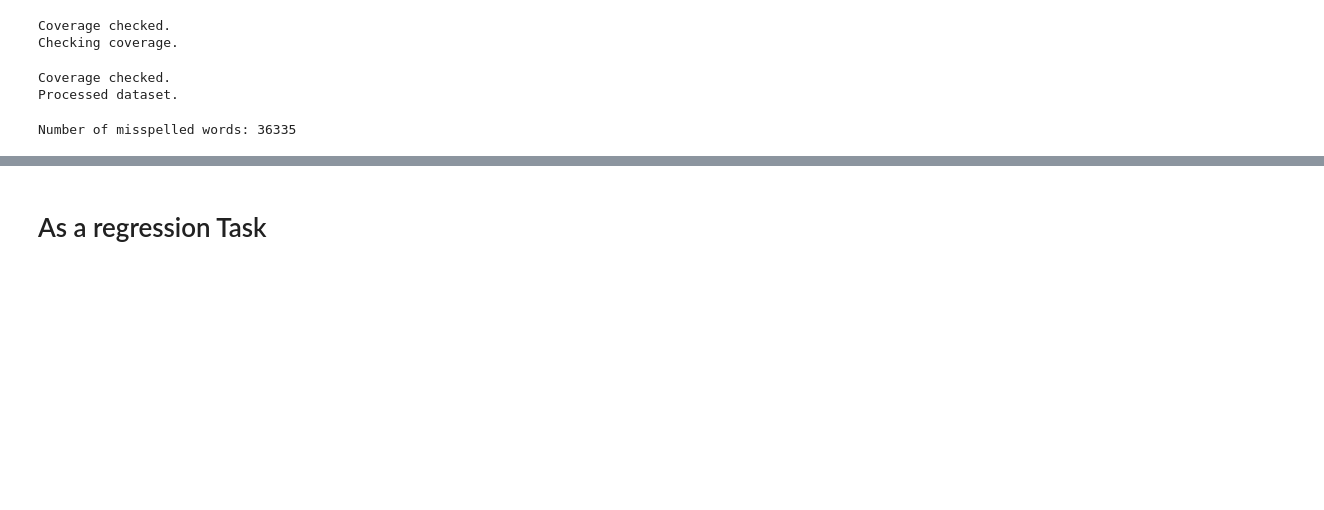
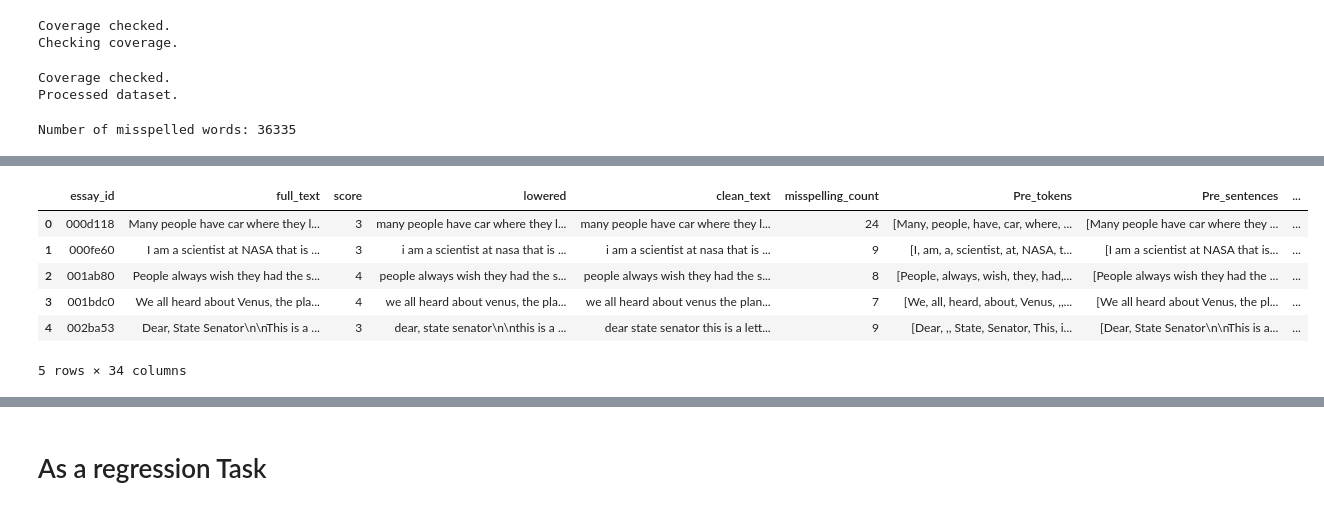
Before and after one commit to JD-DS/Learning-Agency-Lab---Automated-Essay-Scoring-2.0, a Jupyter notebook: training.ipynb, the cells around one changed output, grey strips where cells are left out. Cells and saved outputs as stored; diff of their text form; code cells hidden in the pictures; blank space fills up the shorter version.

```diff
--- a/training.ipynb
+++ b/training.ipynb
@@ -169,3 +328,14 @@ print(f"Uncorrected words: {len(uncorrected_words)}")
+# %%
+train = add_text_features(train, 'corrected_text', status='Post')
+train.head()
+# %% [output]
+|  | essay_id | full_text | score | lowered | clean_text | misspelling_count | Pre_tokens | Pre_sentences | ... |
+| 0 | 000d118 | Many people have car where they l... | 3 | many people have car where they l... | many people have car where they l... | 24 | [Many, people, have, car, where, ... | [Many people have car where they ... | ... |
+| 1 | 000fe60 | I am a scientist at NASA that is ... | 3 | i am a scientist at nasa that is ... | i am a scientist at nasa that is ... | 9 | [I, am, a, scientist, at, NASA, t... | [I am a scientist at NASA that is... | ... |
+| 2 | 001ab80 | People always wish they had the s... | 4 | people always wish they had the s... | people always wish they had the s... | 8 | [People, always, wish, they, had,... | [People always wish they had the ... | ... |
+| 3 | 001bdc0 | We all heard about Venus, the pla... | 4 | we all heard about venus, the pla... | we all heard about venus the plan... | 7 | [We, all, heard, about, Venus, ,,... | [We all heard about Venus, the pl... | ... |
+| 4 | 002ba53 | Dear, State Senator\n\nThis is a ... | 3 | dear, state senator\n\nthis is a ... | dear state senator this is a lett... | 9 | [Dear, ,, State, Senator, This, i... | [Dear, State Senator\n\nThis is a... | ... |
+5 rows × 34 columns
 # %%
 train_essays, validation_essays = custom_train_validation_split(train, test_size=0.25, random_state=42)
 # %%
```
Also changed, not shown: parts of 37 cells of this notebook, 1 other file.
